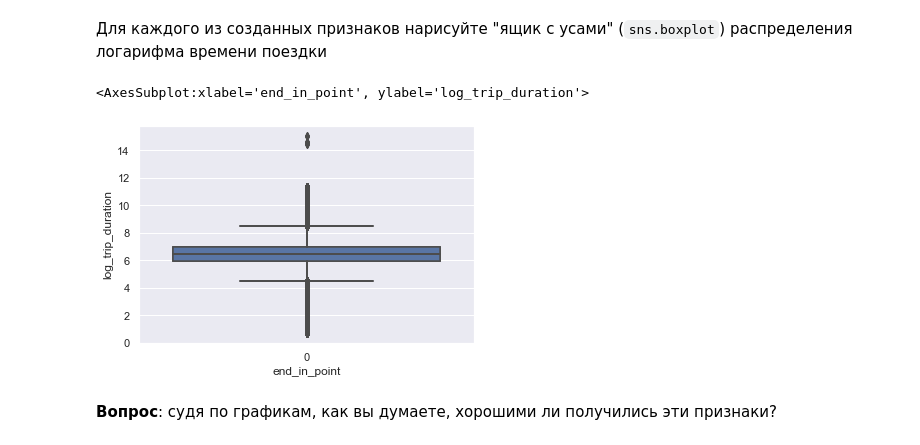
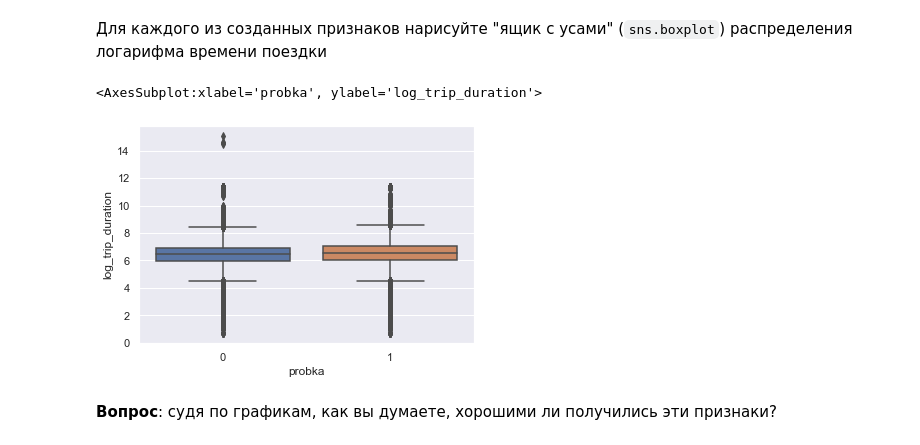
Before and after one commit to KozynchenkoVS/ml-csiit, a Jupyter notebook: Seminar №2/Seminar №2 Task №1.ipynb, the cells around one changed output. Drawn from its saved outputs; the diff is of its cells as text; code cells hidden in the pictures.

```diff
--- a/Seminar №2/Seminar №2 Task №1.ipynb
+++ b/Seminar №2/Seminar №2 Task №1.ipynb
@@ -363,9 +363,9 @@ sns.heatmap(hm_data)
 # %%
 data['probka'] = 0
 for i in data.index:
-    if data.at[i,"hour_pickup"] >=10 & data.at[i,"hour_pickup"] <= 17 :
+    if (data.at[i,"hour_pickup"] >=10) & (data.at[i,"hour_pickup"] <= 17) :
         data.at[i,"probka"] = 1
 data['not_probka'] = 1
-# for i in data.index:
-#     if data.at[i,"hour_pickup"] < 10 & data.at[i,"hour_pickup"] > 17 :
-#         data.at[i,"not_probka"] = 0
+for i in data.index:
+    if (data.at[i,"hour_pickup"] < 10) & (data.at[i,"hour_pickup"] > 17) :
+        data.at[i,"not_probka"] = 0
@@ -376,24 +374,24 @@ NameError: name 'data' is not defined
 # %%
 data['start_in_point'] = 0
 data['end_in_point'] = 0
-#data['dropoff_longitude'].describe() #-7,4
-#data['dropoff_latitude'].describe()# 4,07
-# for i in data.index:
-#  if (data.at[i,"dropoff_longitude"] <=-7.4  )& (data.at[i,"dropoff_latitude"] <= 4.07) :
-#        data.at[i,"end_in_point"] = 1
-# for i in data.index:
-#  if (data.at[i,"pickup_longitude"] <=-7.4) & (data.at[i,"pickup_latitude"] <= 4.07) :
-#        data.at[i,"start_in_point"] = 1
+data['dropoff_longitude'].describe() #-7,4
+data['dropoff_latitude'].describe()# 4,07
+for i in data.index:
+ if (data.at[i,"dropoff_longitude"] <=-7.4  )& (data.at[i,"dropoff_latitude"] <= 4.07) :
+       data.at[i,"end_in_point"] = 1
+for i in data.index:
+ if (data.at[i,"pickup_longitude"] <=-7.4) & (data.at[i,"pickup_latitude"] <= 4.07) :
+       data.at[i,"start_in_point"] = 1
 # %% [markdown]
 Для каждого из созданных признаков нарисуйте "ящик с усами" (`sns.boxplot`) распределения логарифма времени поездки
 # %%
 sns.boxplot(x=data['probka'], y=data['log_trip_duration'])
-sns.boxplot(x=data['not_probka'], y=data['log_trip_duration'])
-sns.boxplot(x=data['start_in_point'], y=data['log_trip_duration'])
-sns.boxplot(x=data['end_in_point'], y=data['log_trip_duration'])
+# sns.boxplot(x=data['not_probka'], y=data['log_trip_duration'])
+# sns.boxplot(x=data['start_in_point'], y=data['log_trip_duration'])
+# sns.boxplot(x=data['end_in_point'], y=data['log_trip_duration'])
 # %% [output]
-<AxesSubplot:xlabel='end_in_point', ylabel='log_trip_duration'>
+<AxesSubplot:xlabel='probka', ylabel='log_trip_duration'>
-[figure, old version]
+[figure, new version]
 # %% [markdown]
 **Вопрос**: судя по графикам, как вы думаете, хорошими ли получились эти признаки?
 # %% [markdown]
```
Also changed, not shown: parts of 3 cells of this notebook, 3 other files.
